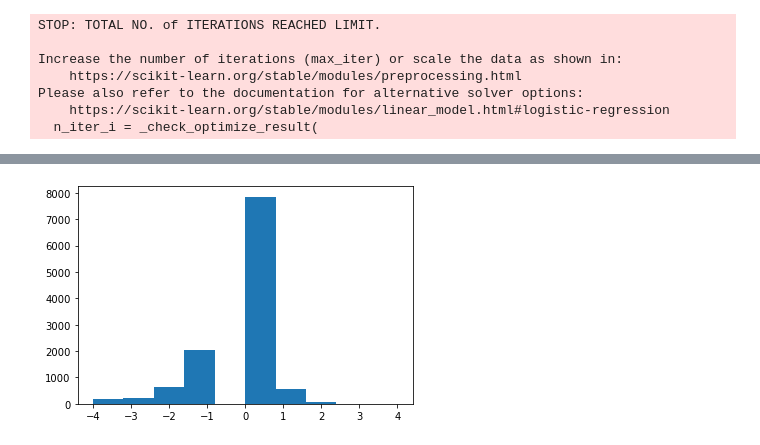
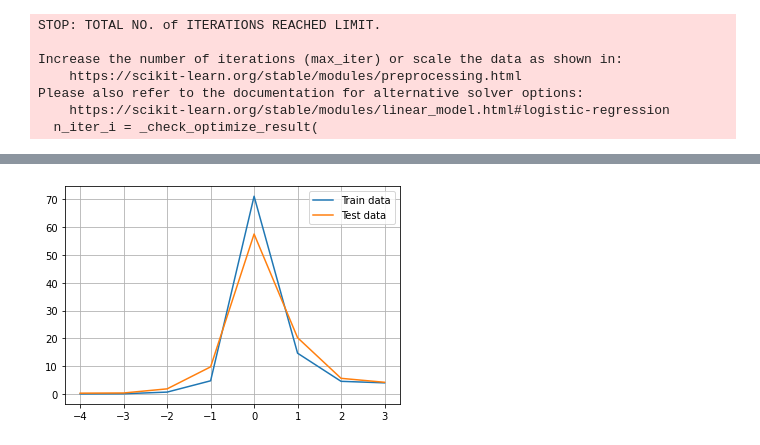
Before and after one commit to ordovas/amazon_books_reviews, a Jupyter notebook: testing.ipynb, the cells around one changed output, grey strips where cells are left out. Cells and saved outputs as stored; diff of their text form; code cells hidden in the pictures.

```diff
--- a/testing.ipynb
+++ b/testing.ipynb
@@ -129,16 +116,16 @@ df["review_clean"]=df["review_clean"].apply(cleaning_review)
 # %%
 from sklearn.model_selection import train_test_split
 # %%
-dff=df.sample(frac=0.1, replace=True, random_state=1)
-df=dff.reset_index()
+#dff=df.sample(frac=0.1, replace=True, random_state=1)
+df=df.reset_index()
 # %%
 from sklearn.feature_extraction.text import TfidfVectorizer
-v = TfidfVectorizer(min_df=5)
+v = TfidfVectorizer(min_df=3)
 x = v.fit_transform(df['review_clean']).toarray()
 # %%
 df_tfidf = pd.DataFrame(x, columns=v.get_feature_names())
 # %%
-X_train, X_test, y_train, y_test = train_test_split(df_tfidf, dff["overall"], test_size=0.2, random_state=42)
+X_train, X_test, y_train, y_test = train_test_split(df_tfidf, df["overall"], test_size=0.15, random_state=42)
 # %%
 len(y_train),len(y_test)
 # %% [output]
@@ -150,7 +137,7 @@ len(df_tfidf.columns)
 # %%
 from sklearn.linear_model import LogisticRegression
 # %%
-clf = LogisticRegression(random_state=0).fit(X_train, y_train)
+clf = LogisticRegression(random_state=0,class_weight="balanced").fit(X_train, y_train)
 # %% [output]
 STOP: TOTAL NO. of ITERATIONS REACHED LIMIT.
 
@@ -170,7 +153,13 @@ plt.hist(y_train-clf.predict(X_train));
-# %%
-plt.hist(y_test-clf.predict(X_test));
-# %% [output]
-[figure, removed]
+# %%
+#plt.hist(y_train-clf.predict(X_train),bins=np.arange(-4,5),align="left",weights=counts);
+counts, bins = np.histogram(y_train-clf.predict(X_train),bins=np.arange(-4,5))
+plt.plot(bins[:-1],counts*100/sum(counts),label="Train data")
+plt.grid()
+counts, bins = np.histogram(y_test-clf.predict(X_test),bins=np.arange(-4,5))
+plt.plot(bins[:-1],counts*100/sum(counts),label="Test data")
+plt.legend();
+# %% [output]
+[figure, added]
 # %%
 clf.score(X_train, y_train)
 # %% [output]
```
Also changed, not shown: parts of 14 cells of this notebook.
